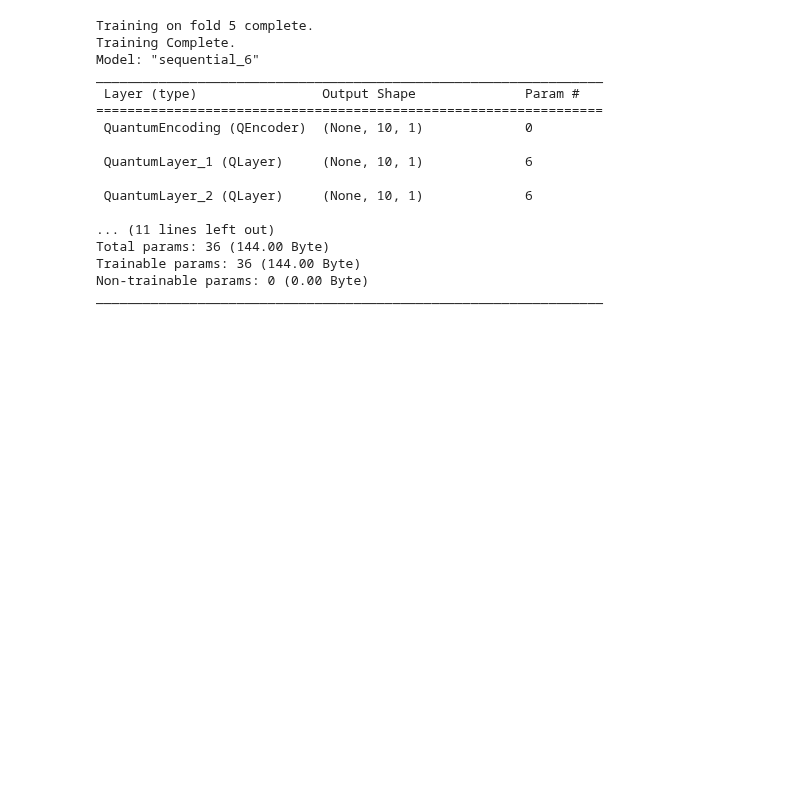
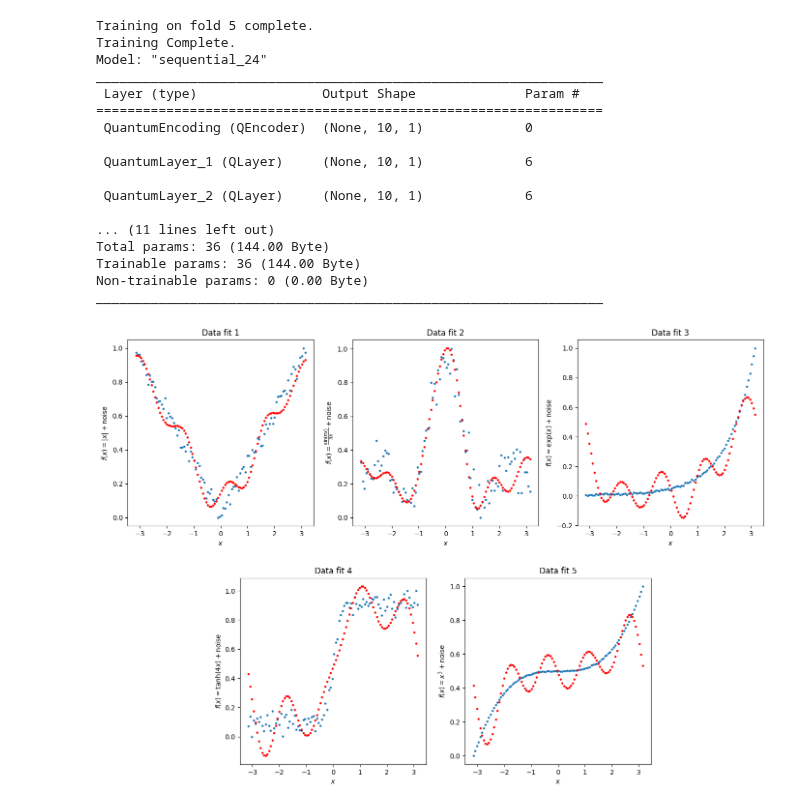
Before and after one commit to songofphysics/master-thesis, a Jupyter notebook: test.ipynb, the cells around one changed output. Drawn from its saved outputs; the diff is of its cells as text; code cells hidden in the pictures; blank space fills up the shorter version.

```diff
--- a/test.ipynb
+++ b/test.ipynb
@@ -278,11 +278,12 @@ def untrained_models(d = 0.1, num_layers = 6, cutoff_dim = 10):
     return models
 # %%
 # Train the model
-H, M = train_model(X, Y)
+results = [train_model(x, y) for y in Y]
+H, M = zip(*results)
 # %% [output]
 Training on fold 5 complete.
 Training Complete.
-Model: "sequential_6"
+Model: "sequential_24"
 _________________________________________________________________
  Layer (type)                Output Shape              Param #
 =================================================================
@@ -301,0 +301,34 @@ M = untrained_models()
+# %%
+fit = plt.figure(figsize=(14, 10))
+gs = plt.GridSpec(2, 12)
+
+Y_preds = [model.predict(x, verbose = 0) for model in M]
+y_labels = [
+    r'$f(x) = |x| + \text{noise}$',
+    r'$f(x) = \frac{\sin(\pi x)}{\pi x} + \text{noise}$',
+    r'$f(x) = \exp(x) + \text{noise}$',
+    r'$f(x) = \tanh(4x) + \text{noise}$',
+    r'$f(x) = x^3 + \text{noise}$'
+]
+
+for i in range(5):
+    if i < 3:
+        ax = plt.subplot(gs[0, 4 * i:4 * i + 4])
+    else:
+        # Center the bottom plots by shifting them to the right
+        ax = plt.subplot(gs[1, 4 * (i - 3) + 2:4 * (i - 3) + 6])
+
+    y = Y[i]
+    y_pred = Y_preds[i]
+    ax.scatter(x, y, s=5, label="Noisy Data")
+    ax.scatter(x, y_pred, s=5, label='Fitted Curve', color='r')
+    ax.set_title(f'Data fit {i+1}')
+    ax.set_xlabel(r'$x$')
+    ax.set_ylabel(y_labels[i])
+    ax.set_box_aspect(1)
+
+plt.tight_layout()
+fit.savefig('fits.png')
+plt.show()
+# %% [output]
+[figure, added]
```
Also changed, not shown: parts of 8 cells of this notebook, 2 other files.
